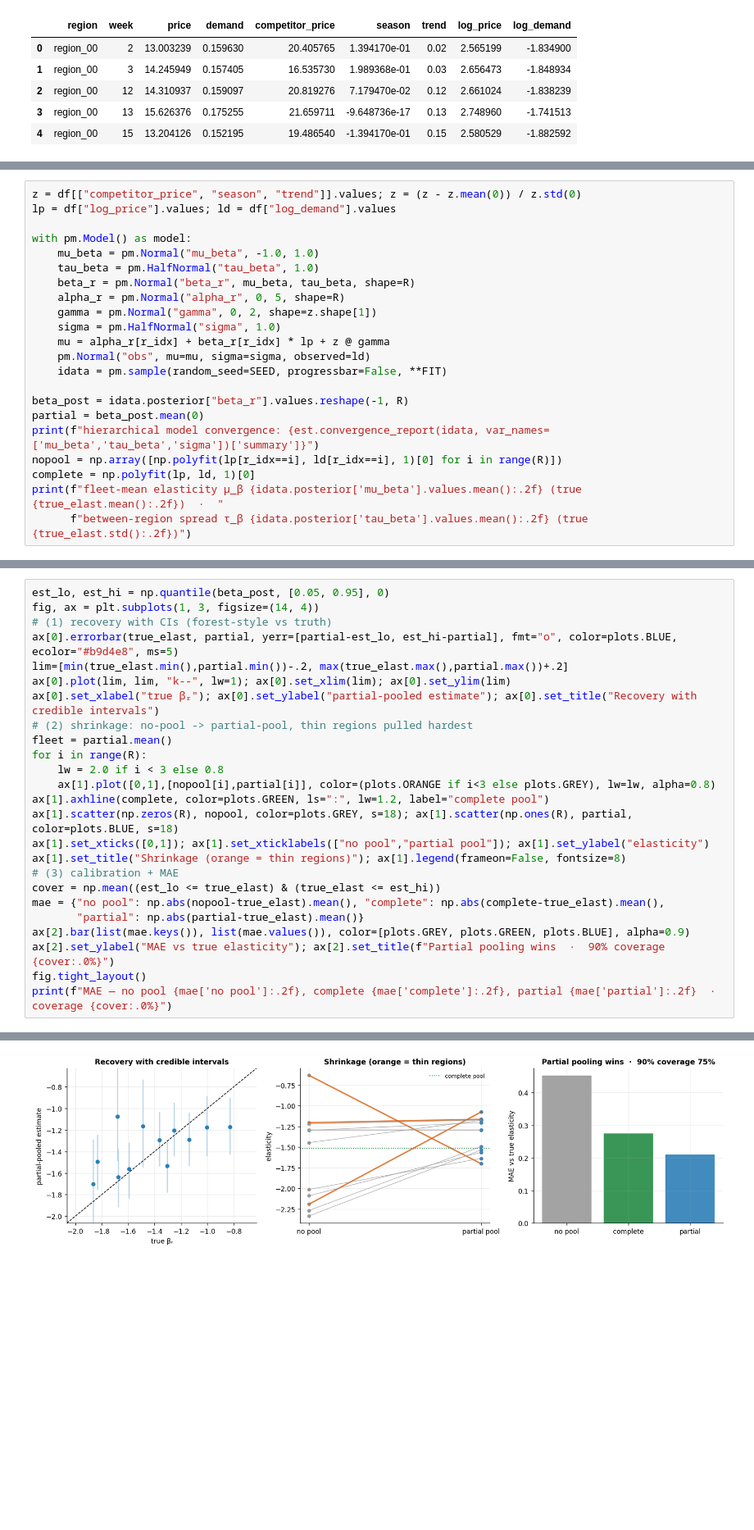
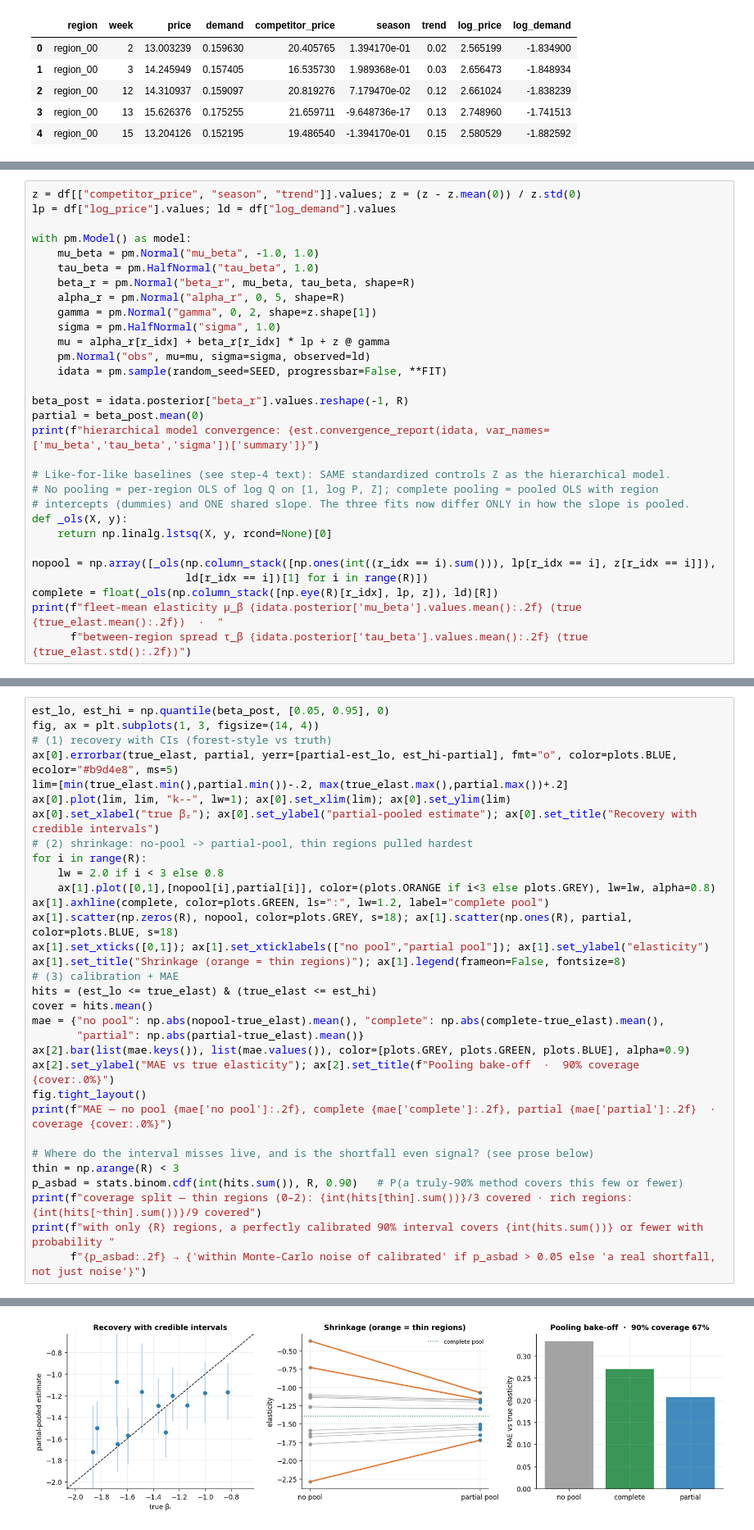
Before and after one commit to fmuia/sda_projects, a Jupyter notebook: causal-marketing-pymc/notebooks/03_price_elasticity.ipynb, the cells around one changed output, grey strips where cells are left out. Shown at 82% size. Saved outputs shown, nothing was run; the diff lists cells and outputs as text; blank space fills up the shorter version.

```diff
--- a/causal-marketing-pymc/notebooks/03_price_elasticity.ipynb
+++ b/causal-marketing-pymc/notebooks/03_price_elasticity.ipynb
@@ -193,8 +302,16 @@ with pm.Model() as model:
 beta_post = idata.posterior["beta_r"].values.reshape(-1, R)
 partial = beta_post.mean(0)
 print(f"hierarchical model convergence: {est.convergence_report(idata, var_names=['mu_beta','tau_beta','sigma'])['summary']}")
-nopool = np.array([np.polyfit(lp[r_idx==i], ld[r_idx==i], 1)[0] for i in range(R)])
-complete = np.polyfit(lp, ld, 1)[0]
+
+# Like-for-like baselines (see step-4 text): SAME standardized controls Z as the hierarchical model.
+# No pooling = per-region OLS of log Q on [1, log P, Z]; complete pooling = pooled OLS with region
+# intercepts (dummies) and ONE shared slope. The three fits now differ ONLY in how the slope is pooled.
+def _ols(X, y):
+    return np.linalg.lstsq(X, y, rcond=None)[0]
+
+nopool = np.array([_ols(np.column_stack([np.ones(int((r_idx == i).sum())), lp[r_idx == i], z[r_idx == i]]),
+                        ld[r_idx == i])[1] for i in range(R)])
+complete = float(_ols(np.column_stack([np.eye(R)[r_idx], lp, z]), ld)[R])
 print(f"fleet-mean elasticity μ_β {idata.posterior['mu_beta'].values.mean():.2f} (true {true_elast.mean():.2f})  ·  "
       f"between-region spread τ_β {idata.posterior['tau_beta'].values.mean():.2f} (true {true_elast.std():.2f})")
 # %% [output]
@@ -220,7 +413,6 @@ lim=[min(true_elast.min(),partial.min())-.2, max(true_elast.max(),partial.max())
 ax[0].plot(lim, lim, "k--", lw=1); ax[0].set_xlim(lim); ax[0].set_ylim(lim)
 ax[0].set_xlabel("true βᵣ"); ax[0].set_ylabel("partial-pooled estimate"); ax[0].set_title("Recovery with credible intervals")
 # (2) shrinkage: no-pool -> partial-pool, thin regions pulled hardest
-fleet = partial.mean()
 for i in range(R):
     lw = 2.0 if i < 3 else 0.8
     ax[1].plot([0,1],[nopool[i],partial[i]], color=(plots.ORANGE if i<3 else plots.GREY), lw=lw, alpha=0.8)
@@ -229,11 +421,19 @@ ax[1].scatter(np.zeros(R), nopool, color=plots.GREY, s=18); ax[1].scatter(np.one
 ax[1].set_xticks([0,1]); ax[1].set_xticklabels(["no pool","partial pool"]); ax[1].set_ylabel("elasticity")
 ax[1].set_title("Shrinkage (orange = thin regions)"); ax[1].legend(frameon=False, fontsize=8)
 # (3) calibration + MAE
-cover = np.mean((est_lo <= true_elast) & (true_elast <= est_hi))
+hits = (est_lo <= true_elast) & (true_elast <= est_hi)
+cover = hits.mean()
 mae = {"no pool": np.abs(nopool-true_elast).mean(), "complete": np.abs(complete-true_elast).mean(),
        "partial": np.abs(partial-true_elast).mean()}
 ax[2].bar(list(mae.keys()), list(mae.values()), color=[plots.GREY, plots.GREEN, plots.BLUE], alpha=0.9)
-ax[2].set_ylabel("MAE vs true elasticity"); ax[2].set_title(f"Partial pooling wins  ·  90% coverage {cover:.0%}")
+ax[2].set_ylabel("MAE vs true elasticity"); ax[2].set_title(f"Pooling bake-off  ·  90% coverage {cover:.0%}")
 fig.tight_layout()
 print(f"MAE — no pool {mae['no pool']:.2f}, complete {mae['complete']:.2f}, partial {mae['partial']:.2f}  ·  coverage {cover:.0%}")
+
+# Where do the interval misses live, and is the shortfall even signal? (see prose below)
+thin = np.arange(R) < 3
+p_asbad = stats.binom.cdf(int(hits.sum()), R, 0.90)   # P(a truly-90% method covers this few or fewer)
+print(f"coverage split — thin regions (0–2): {int(hits[thin].sum())}/3 covered · rich regions: {int(hits[~thin].sum())}/9 covered")
+print(f"with only {R} regions, a perfectly calibrated 90% interval covers {int(hits.sum())} or fewer with probability "
+      f"{p_asbad:.2f} → {'within Monte-Carlo noise of calibrated' if p_asbad > 0.05 else 'a real shortfall, not just noise'}")
 # %% [output]
@@ -241 +443 @@ MAE — no pool 0.45, complete 0.28, partial 0.21  ·  coverage 75%
-[figure, old version]
+[figure, new version]
```
Also changed, not shown: parts of 29 cells of this notebook, 28 other files.
